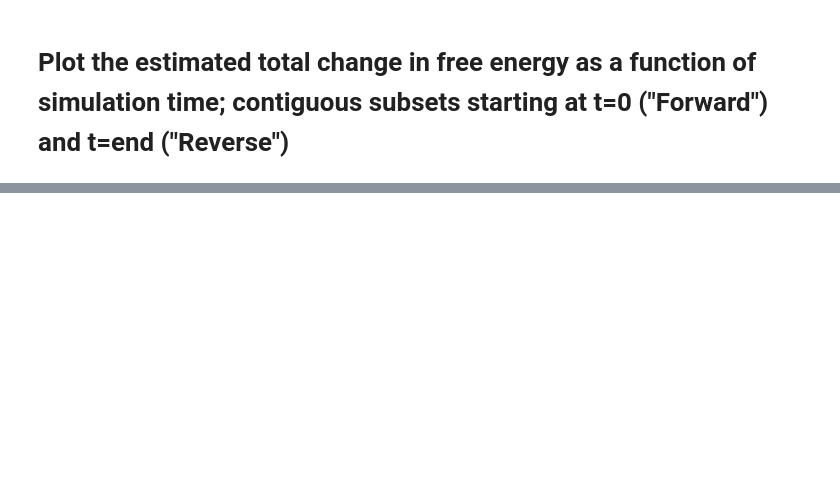
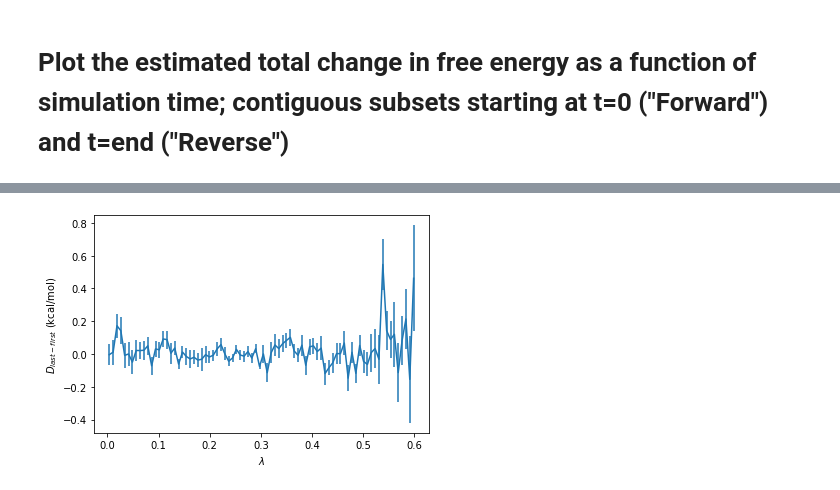
Before and after one commit to BranniganLab/safep, a Jupyter notebook: Sample Notebooks/BAR_Estimator_Basic.ipynb, the cells around one changed output, grey strips where cells are left out. Drawn from its saved outputs; the diff is of its cells as text; code cells hidden in the pictures; blank space fills up the shorter version.

Commit message:
added draft 50% convergence vs lambda

```diff
--- a/Sample Notebooks/BAR_Estimator_Basic.ipynb
+++ b/Sample Notebooks/BAR_Estimator_Basic.ipynb
@@ -30,18 +35,3 @@ print(f"Will process {len(fepoutFiles)} fepout files.\nTotal size:{np.round(tota
 # %% [markdown]
 # Extract key features from the MBAR fitting and get ΔG
 Note: alchemlyb operates in units of kT by default. We multiply by RT to convert to units of kcal/mol.
-# %%
-fig, ax = plt.subplots()
-u_nk = namd.extract_u_nk(fepoutFiles, temperature)
-safep.plot_samples(ax, u_nk, color='blue', label='Raw Data')
-
-if detectEQ:
-    print("Detecting equilibrium")
-    u_nk = safep.detect_equilibrium_u_nk(u_nk)
-    safep.plot_samples(ax, u_nk, color='orange', label='Equilibrium-Detected')
-if decorrelate:
-    print("Decorrelating")
-    u_nk = safep.decorrelate_u_nk(equilibrated)
-    safep.plot_samples(ax, u_nk, color='green', label='Decorrelated')
-
-plt.savefig(f"{path}FEP_number_of_samples.pdf")
@@ -48,6 +53,7 @@ plt.savefig(f"{path}FEP_number_of_samples.pdf")
 # %%
 perWindow, cumulative = safep.do_estimation(u_nk) #Run the BAR estimator on the fep data
 forward, forward_error, backward, backward_error = safep.do_convergence(u_nk) #Used later in the convergence plot'
+per_lambda_convergence = safep.do_per_lambda_convergence(u_nk)
 # %%
 dG = np.round(cumulative.BAR.f.iloc[-1]*RT, 1)
 error = np.round(cumulative.BAR.errors.iloc[-1]*RT, 1)
@@ -66,0 +79,8 @@ plt.savefig(f'{path}FEP_convergence.pdf')
+# %%
+fig, ax = plt.subplots()
+ax.errorbar(per_lambda_convergence.index*RT, per_lambda_convergence.BAR.df*RT, yerr=per_lambda_convergence.BAR.ddf*RT)
+ax.set_xlabel(r"$\lambda$")
+ax.set_ylabel(r"$D_{last-first}$ (kcal/mol)")
+plt.savefig(f"{path}FEP_perLambda_convergence.pdf")
+# %% [output]
+[figure, added]
```
Also changed, not shown: parts of 6 cells of this notebook, 1 other file.
